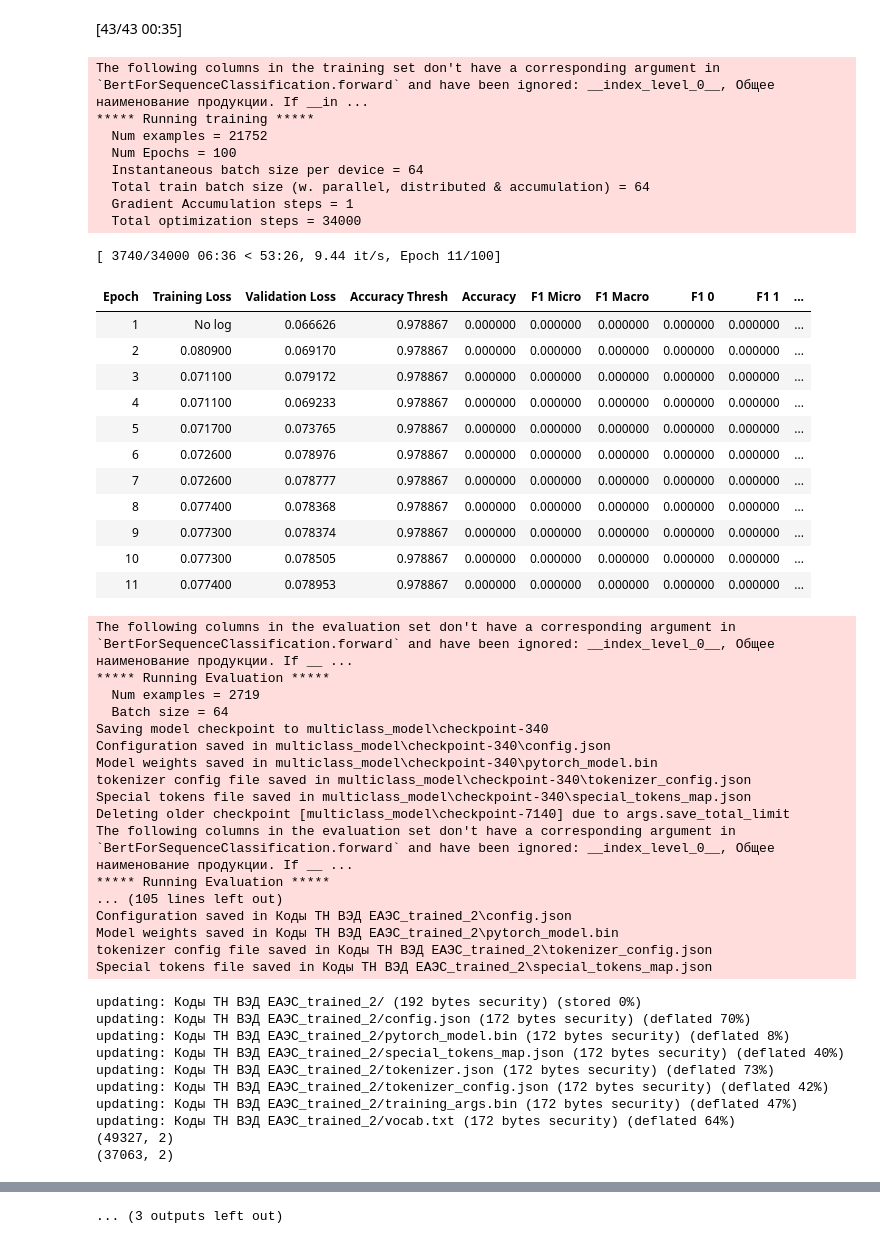
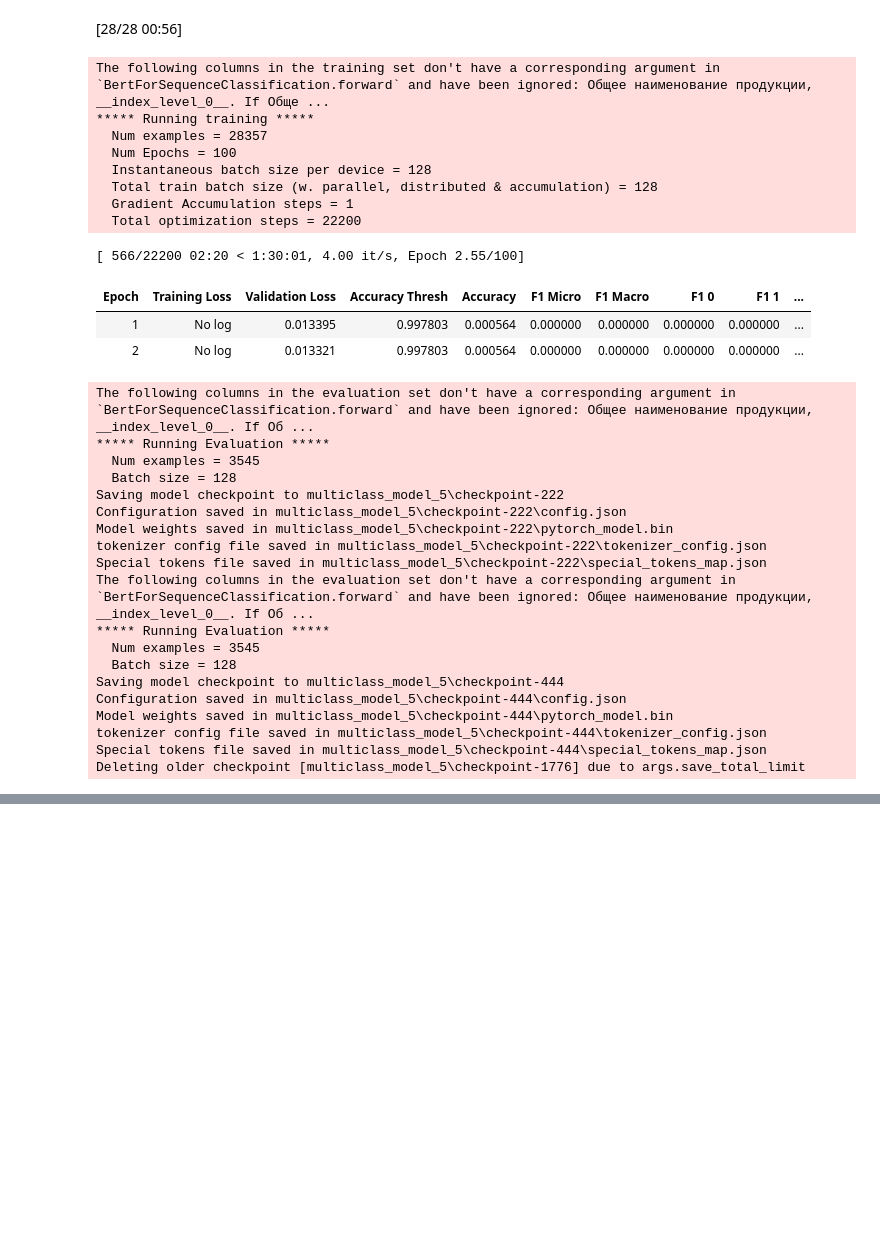
Before and after one commit to bmangust/prime99, a Jupyter notebook: ml/reading_data.ipynb, the cells around one changed output, grey strips where cells are left out. Cells and saved outputs as stored; diff of their text form; code cells hidden in the pictures; blank space fills up the shorter version.

Commit message:
tnved

```diff
--- a/ml/reading_data.ipynb
+++ b/ml/reading_data.ipynb
@@ -201,7 +201,7 @@ for TARGET_COL in [
                    "Коды ТН ВЭД ЕАЭС_2",
                    "Коды ТН ВЭД ЕАЭС_5",
                    "Коды ТН ВЭД ЕАЭС"
-                   ][2:]:
+                   ][3:]:
     tnved_slice = None
     if "Коды ТН ВЭД ЕАЭС" in TARGET_COL and TARGET_COL != "Коды ТН ВЭД ЕАЭС":
         tnved_slice = int(TARGET_COL[-1])
@@ -273,10 +273,10 @@ for TARGET_COL in [
         problem_type="single_label_classification"
     ).to('cuda')
 
-    batch_size = 64
+    batch_size = 128
 
     args = TrainingArguments(
-        output_dir="multiclass_model",
+        output_dir=f"multiclass_model_{tnved_slice}",
         evaluation_strategy="epoch",
         save_strategy="epoch",
         metric_for_best_model="f1_macro",
@@ -331,49 +331,32 @@ The following columns in the evaluation set don't have a corresponding argument
-[43/43 00:35]
+[28/28 00:56]
-The following columns in the training set don't have a corresponding argument in `BertForSequenceClassification.forward` and have been ignored: __index_level_0__, Общее наименование продукции. If __in ...
+The following columns in the training set don't have a corresponding argument in `BertForSequenceClassification.forward` and have been ignored: Общее наименование продукции, __index_level_0__. If Обще ...
 ***** Running training *****
-  Num examples = 21752
+  Num examples = 28357
   Num Epochs = 100
-  Instantaneous batch size per device = 64
-  Total train batch size (w. parallel, distributed & accumulation) = 64
+  Instantaneous batch size per device = 128
+  Total train batch size (w. parallel, distributed & accumulation) = 128
   Gradient Accumulation steps = 1
-  Total optimization steps = 34000
+  Total optimization steps = 22200
-[ 3740/34000 06:36 < 53:26, 9.44 it/s, Epoch 11/100]
+[ 566/22200 02:20 < 1:30:01, 4.00 it/s, Epoch 2.55/100]
 | Epoch | Training Loss | Validation Loss | Accuracy Thresh | Accuracy | F1 Micro | F1 Macro | F1 0 | F1 1 | ... |
-| 1 | No log | 0.066626 | 0.978867 | 0.000000 | 0.000000 | 0.000000 | 0.000000 | 0.000000 | ... |
-| 2 | 0.080900 | 0.069170 | 0.978867 | 0.000000 | 0.000000 | 0.000000 | 0.000000 | 0.000000 | ... |
-| 3 | 0.071100 | 0.079172 | 0.978867 | 0.000000 | 0.000000 | 0.000000 | 0.000000 | 0.000000 | ... |
-| 4 | 0.071100 | 0.069233 | 0.978867 | 0.000000 | 0.000000 | 0.000000 | 0.000000 | 0.000000 | ... |
-| 5 | 0.071700 | 0.073765 | 0.978867 | 0.000000 | 0.000000 | 0.000000 | 0.000000 | 0.000000 | ... |
-| 6 | 0.072600 | 0.078976 | 0.978867 | 0.000000 | 0.000000 | 0.000000 | 0.000000 | 0.000000 | ... |
-| 7 | 0.072600 | 0.078777 | 0.978867 | 0.000000 | 0.000000 | 0.000000 | 0.000000 | 0.000000 | ... |
-| 8 | 0.077400 | 0.078368 | 0.978867 | 0.000000 | 0.000000 | 0.000000 | 0.000000 | 0.000000 | ... |
-| 9 | 0.077300 | 0.078374 | 0.978867 | 0.000000 | 0.000000 | 0.000000 | 0.000000 | 0.000000 | ... |
-| 10 | 0.077300 | 0.078505 | 0.978867 | 0.000000 | 0.000000 | 0.000000 | 0.000000 | 0.000000 | ... |
-| 11 | 0.077400 | 0.078953 | 0.978867 | 0.000000 | 0.000000 | 0.000000 | 0.000000 | 0.000000 | ... |
+| 1 | No log | 0.013395 | 0.997803 | 0.000564 | 0.000000 | 0.000000 | 0.000000 | 0.000000 | ... |
+| 2 | No log | 0.013321 | 0.997803 | 0.000564 | 0.000000 | 0.000000 | 0.000000 | 0.000000 | ... |
-The following columns in the evaluation set don't have a corresponding argument in `BertForSequenceClassification.forward` and have been ignored: __index_level_0__, Общее наименование продукции. If __ ...
+The following columns in the evaluation set don't have a corresponding argument in `BertForSequenceClassification.forward` and have been ignored: Общее наименование продукции, __index_level_0__. If Об ...
 ***** Running Evaluation *****
-  Num examples = 2719
-  Batch size = 64
-Saving model checkpoint to multiclass_model\checkpoint-340
-Configuration saved in multiclass_model\checkpoint-340\config.json
-Model weights saved in multiclass_model\checkpoint-340\pytorch_model.bin
-tokenizer config file saved in multiclass_model\checkpoint-340\tokenizer_config.json
-Special tokens file saved in multiclass_model\checkpoint-340\special_tokens_map.json
-Deleting older checkpoint [multiclass_model\checkpoint-7140] due to args.save_total_limit
-The following columns in the evaluation set don't have a corresponding argument in `BertForSequenceClassification.forward` and have been ignored: __index_level_0__, Общее наименование продукции. If __ ...
+  Num examples = 3545
+  Batch size = 128
+Saving model checkpoint to multiclass_model_5\checkpoint-222
+Configuration saved in multiclass_model_5\checkpoint-222\config.json
+Model weights saved in multiclass_model_5\checkpoint-222\pytorch_model.bin
+tokenizer config file saved in multiclass_model_5\checkpoint-222\tokenizer_config.json
+Special tokens file saved in multiclass_model_5\checkpoint-222\special_tokens_map.json
+The following columns in the evaluation set don't have a corresponding argument in `BertForSequenceClassification.forward` and have been ignored: Общее наименование продукции, __index_level_0__. If Об ...
 ***** Running Evaluation *****
-... (105 lines left out)
-Configuration saved in Коды ТН ВЭД ЕАЭС_trained_2\config.json
-Model weights saved in Коды ТН ВЭД ЕАЭС_trained_2\pytorch_model.bin
-tokenizer config file saved in Коды ТН ВЭД ЕАЭС_trained_2\tokenizer_config.json
-Special tokens file saved in Коды ТН ВЭД ЕАЭС_trained_2\special_tokens_map.json
+  Num examples = 3545
+  Batch size = 128
+Saving model checkpoint to multiclass_model_5\checkpoint-444
+Configuration saved in multiclass_model_5\checkpoint-444\config.json
+Model weights saved in multiclass_model_5\checkpoint-444\pytorch_model.bin
+tokenizer config file saved in multiclass_model_5\checkpoint-444\tokenizer_config.json
+Special tokens file saved in multiclass_model_5\checkpoint-444\special_tokens_map.json
+Deleting older checkpoint [multiclass_model_5\checkpoint-1776] due to args.save_total_limit
-updating: Коды ТН ВЭД ЕАЭС_trained_2/ (192 bytes security) (stored 0%)
-updating: Коды ТН ВЭД ЕАЭС_trained_2/config.json (172 bytes security) (deflated 70%)
-updating: Коды ТН ВЭД ЕАЭС_trained_2/pytorch_model.bin (172 bytes security) (deflated 8%)
-updating: Коды ТН ВЭД ЕАЭС_trained_2/special_tokens_map.json (172 bytes security) (deflated 40%)
-updating: Коды ТН ВЭД ЕАЭС_trained_2/tokenizer.json (172 bytes security) (deflated 73%)
-updating: Коды ТН ВЭД ЕАЭС_trained_2/tokenizer_config.json (172 bytes security) (deflated 42%)
-updating: Коды ТН ВЭД ЕАЭС_trained_2/training_args.bin (172 bytes security) (deflated 47%)
-updating: Коды ТН ВЭД ЕАЭС_trained_2/vocab.txt (172 bytes security) (deflated 64%)
-(49327, 2)
-(37063, 2)
@@ -411,4 +363,3 @@ The following columns in the training set don't have a corresponding argument in
-... (3 outputs left out)
 # %%
 # dictionaries = [
 #     {
```
Also changed, not shown: parts of 1 cell of this notebook, 2 other files.
